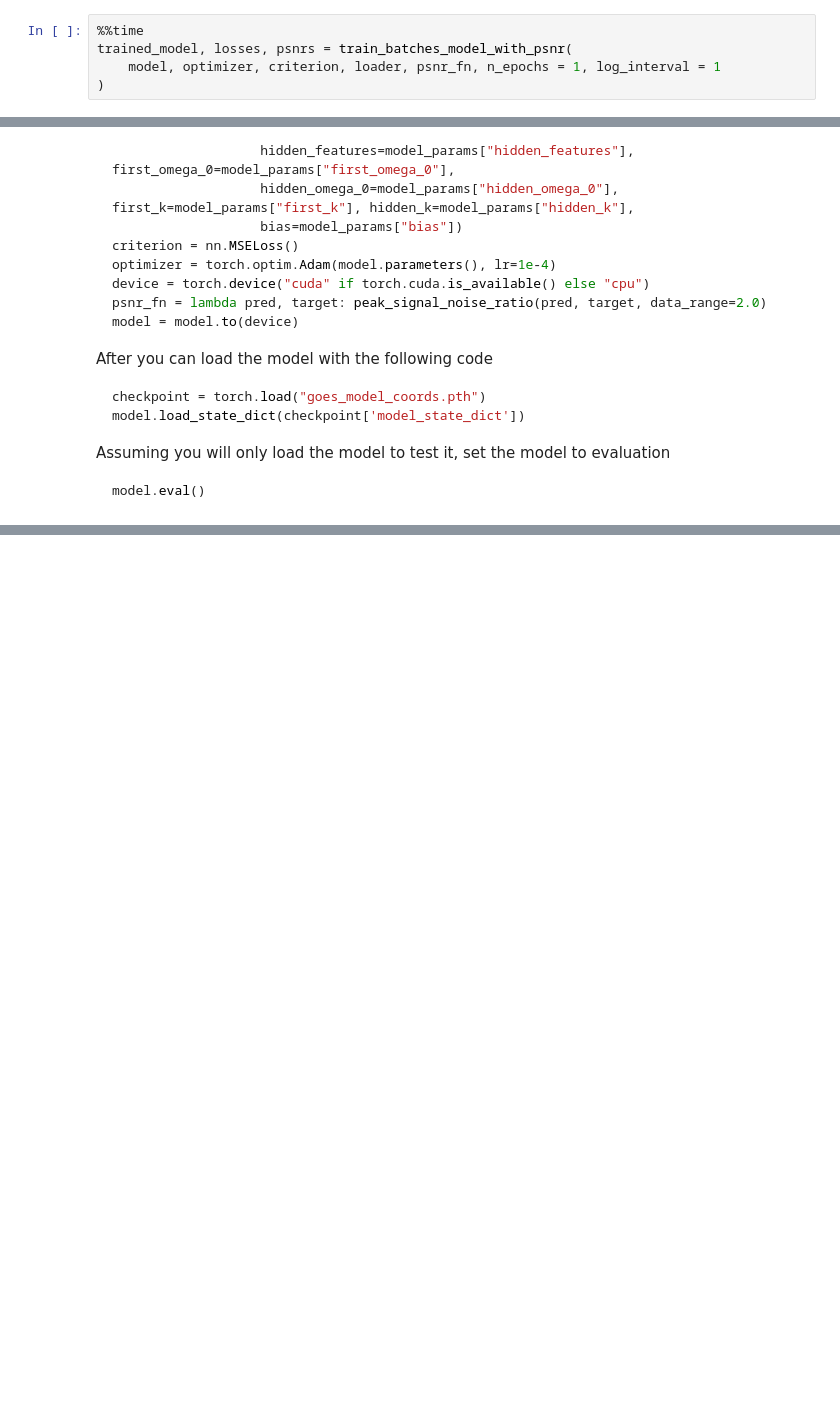
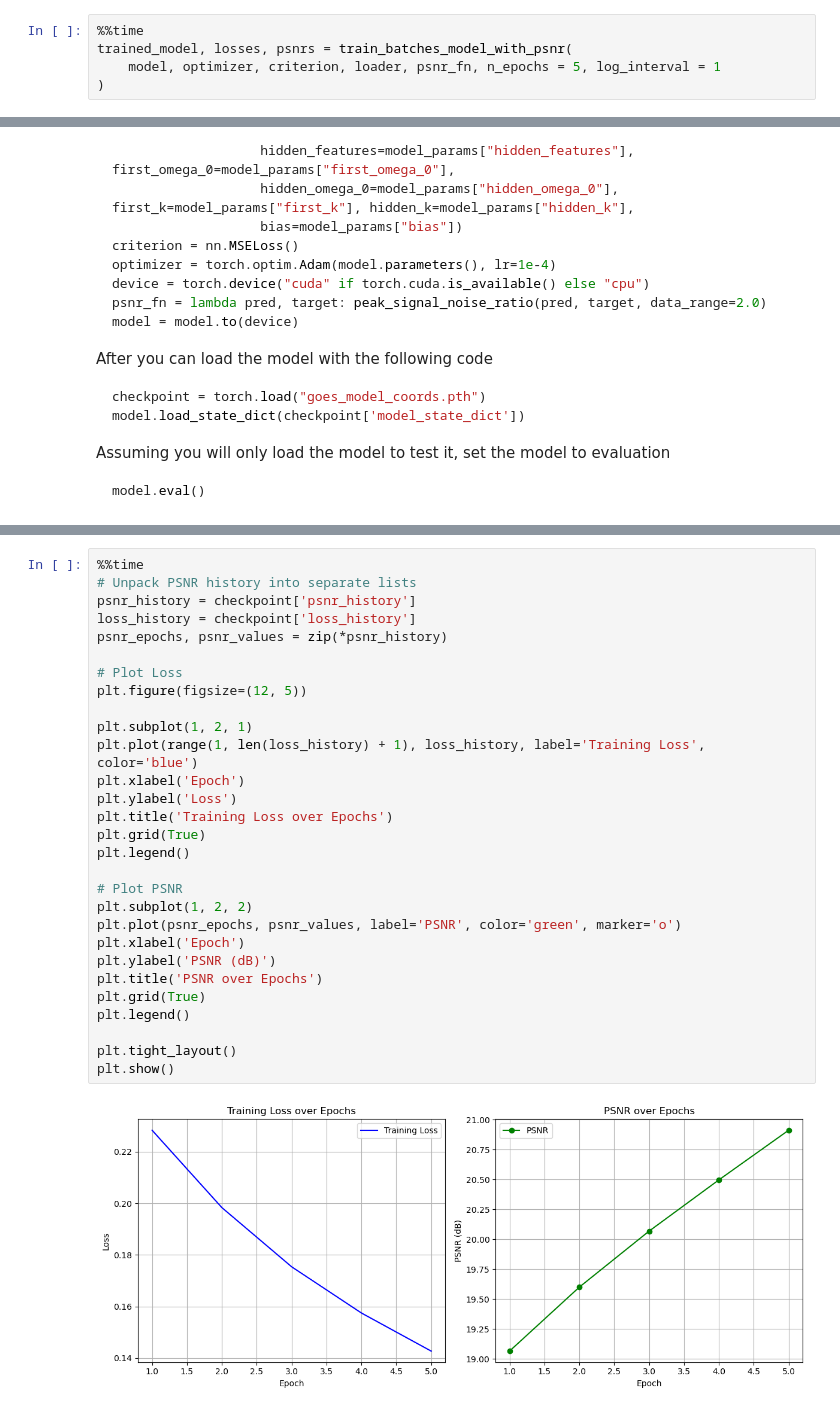
Before and after one commit to 20leebe/GOES-Finer-Tutorial, a Jupyter notebook: tutorial.ipynb, the cells around one changed output, grey strips where cells are left out. Saved outputs shown, nothing was run; the diff lists cells and outputs as text; blank space fills up the shorter version.

```diff
--- a/tutorial.ipynb
+++ b/tutorial.ipynb
@@ -476,6 +489,6 @@ After each epoch, it saves the weights that reduces the loss the most. After eve
 # %%
 %%time
 trained_model, losses, psnrs = train_batches_model_with_psnr(
-    model, optimizer, criterion, loader, psnr_fn, n_epochs = 1, log_interval = 1
+    model, optimizer, criterion, loader, psnr_fn, n_epochs = 5, log_interval = 1
 )
 # %% [output]
@@ -540,0 +593,31 @@ model.eval()
+# %%
+%%time
+# Unpack PSNR history into separate lists
+psnr_history = checkpoint['psnr_history']
+loss_history = checkpoint['loss_history']
+psnr_epochs, psnr_values = zip(*psnr_history)
+
+# Plot Loss
+plt.figure(figsize=(12, 5))
+
+plt.subplot(1, 2, 1)
+plt.plot(range(1, len(loss_history) + 1), loss_history, label='Training Loss', color='blue')
+plt.xlabel('Epoch')
+plt.ylabel('Loss')
+plt.title('Training Loss over Epochs')
+plt.grid(True)
+plt.legend()
+
+# Plot PSNR
+plt.subplot(1, 2, 2)
+plt.plot(psnr_epochs, psnr_values, label='PSNR', color='green', marker='o')
+plt.xlabel('Epoch')
+plt.ylabel('PSNR (dB)')
+plt.title('PSNR over Epochs')
+plt.grid(True)
+plt.legend()
+
+plt.tight_layout()
+plt.show()
+# %% [output]
+[figure, added]
```
Also changed, not shown: parts of 17 cells of this notebook, 1 other file.
